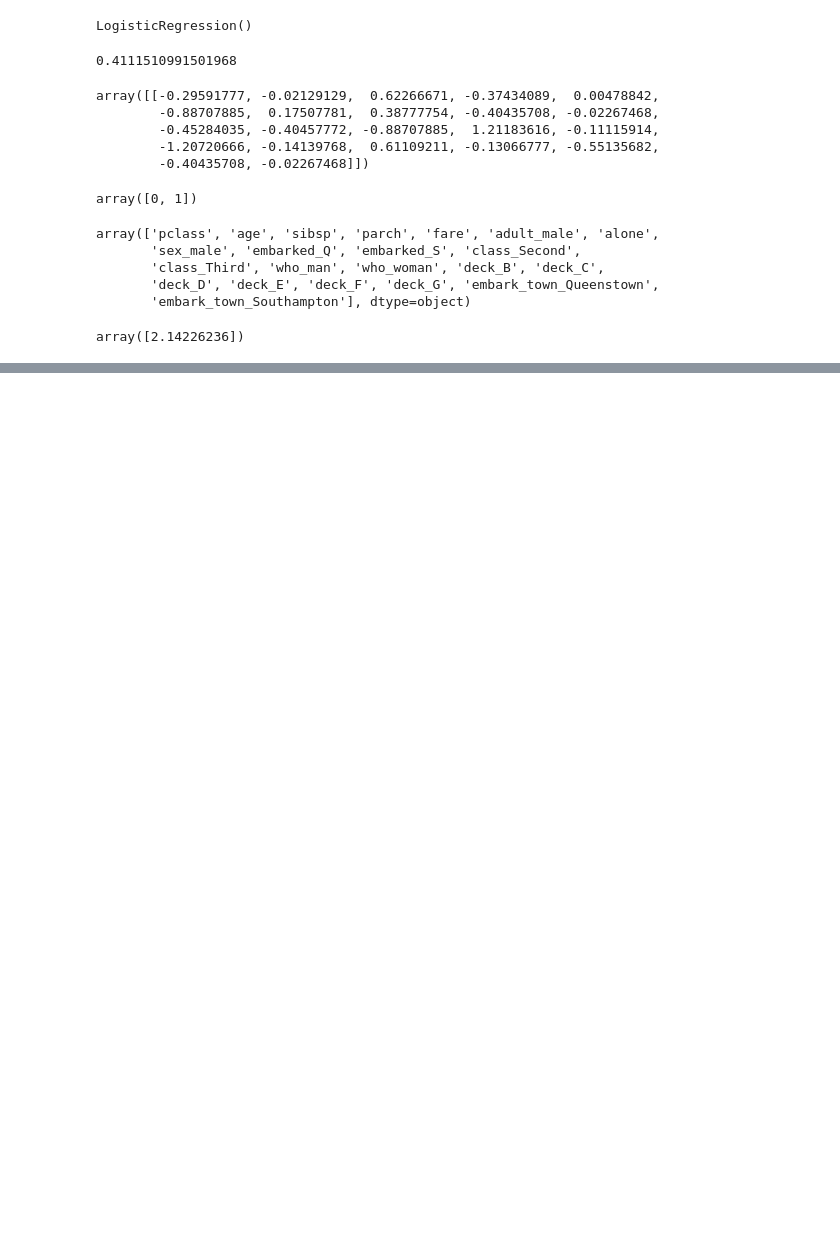
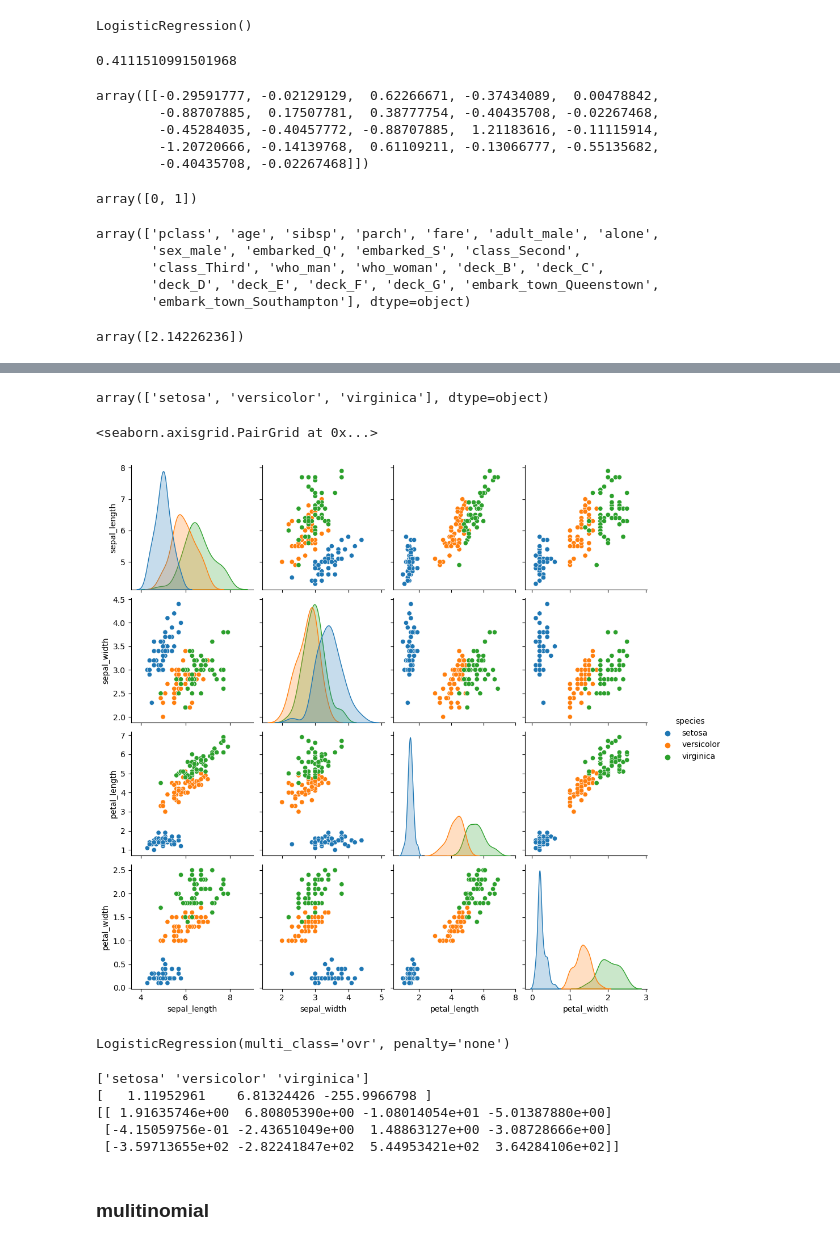
Before and after one commit to yunozon/datascience-py, a Jupyter notebook: study/section12.ipynb, the cells around one changed output, grey strips where cells are left out. Cells and saved outputs as stored; diff of their text form; code cells hidden in the pictures; blank space fills up the shorter version.

```diff
--- a/study/section12.ipynb
+++ b/study/section12.ipynb
@@ -85,0 +88,4 @@ array([2.14226236])
+# %%
+import seaborn as sns
+df = sns.load_dataset('iris')
+df
@@ -85,0 +106,9 @@ array([2.14226236])
+# %%
+df['species'].unique()
+# %% [output]
+array(['setosa', 'versicolor', 'virginica'], dtype=object)
+# %%
+sns.pairplot(df, hue='species')
+# %% [output]
+<seaborn.axisgrid.PairGrid at 0x...>
+[figure, added]
@@ -85,0 +121,6 @@ array([2.14226236])
+# %%
+from sklearn.linear_model import LogisticRegression
+model = LogisticRegression(penalty='none', multi_class='ovr')
+model.fit(X_train, y_train)
+# %% [output]
+LogisticRegression(multi_class='ovr', penalty='none')
@@ -85,0 +130,16 @@ array([2.14226236])
+# %%
+print(model.classes_ )# モデルのクラスを参照してリウ
+
+# y_pred_ovr
+
+print(model.intercept_)
+
+print(model.coef_)
+# %% [output]
+['setosa' 'versicolor' 'virginica']
+[   1.11952961    6.81324426 -255.9966798 ]
+[[ 1.91635746e+00  6.80805390e+00 -1.08014054e+01 -5.01387880e+00]
+ [-4.15059756e-01 -2.43651049e+00  1.48863127e+00 -3.08728666e+00]
+ [-3.59713655e+02 -2.82241847e+02  5.44953421e+02  3.64284106e+02]]
+# %% [markdown]
+### mulitinomial
```
Also changed, not shown: parts of 8 cells of this notebook, 1 other file.
